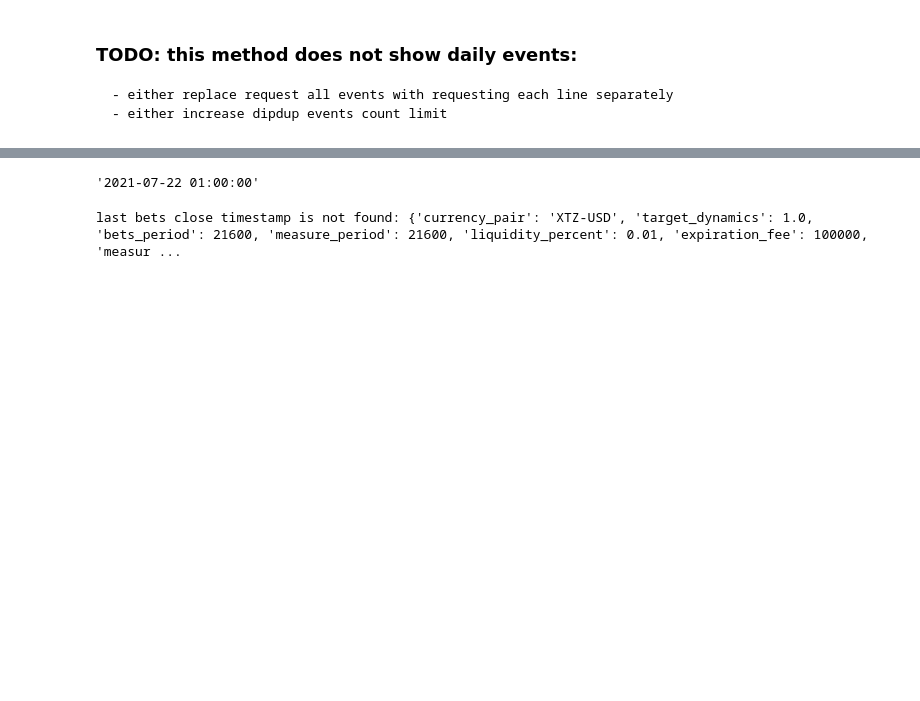
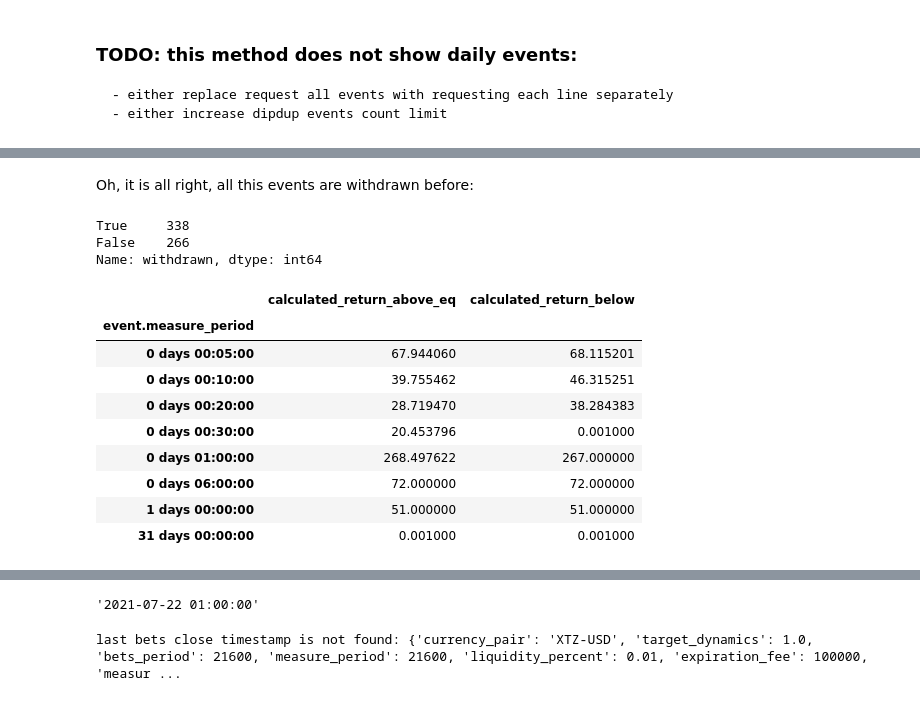
Before and after one commit to juster-finance/juster-core, a Jupyter notebook: projects/2021-07-19-juster-maker-proto/dipdup-feedback.ipynb, the cells around one changed output, grey strips where cells are left out. Cells and saved outputs as stored; diff of their text form; code cells hidden in the pictures; blank space fills up the shorter version.

```diff
--- a/projects/2021-07-19-juster-maker-proto/dipdup-feedback.ipynb
+++ b/projects/2021-07-19-juster-maker-proto/dipdup-feedback.ipynb
@@ -76,0 +425,22 @@ df[
+# %% [markdown]
+Oh, it is all right, all this events are withdrawn before:
+# %%
+hours.withdrawn.value_counts()
+# %% [output]
+True     338
+False    266
+Name: withdrawn, dtype: int64
+# %%
+not_withdrawn = df[ ~df.withdrawn ]
+not_withdrawn.groupby(['event.measure_period'])[['calculated_return_above_eq', 'calculated_return_below']].sum()
+# %% [output]
+|  | calculated_return_above_eq | calculated_return_below |
+| event.measure_period |  |  |
+| 0 days 00:05:00 | 67.944060 | 68.115201 |
+| 0 days 00:10:00 | 39.755462 | 46.315251 |
+| 0 days 00:20:00 | 28.719470 | 38.284383 |
+| 0 days 00:30:00 | 20.453796 | 0.001000 |
+| 0 days 01:00:00 | 268.497622 | 267.000000 |
+| 0 days 06:00:00 | 72.000000 | 72.000000 |
+| 1 days 00:00:00 | 51.000000 | 51.000000 |
+| 31 days 00:00:00 | 0.001000 | 0.001000 |
```
Also changed, not shown: parts of 43 cells of this notebook, 1 other file.
